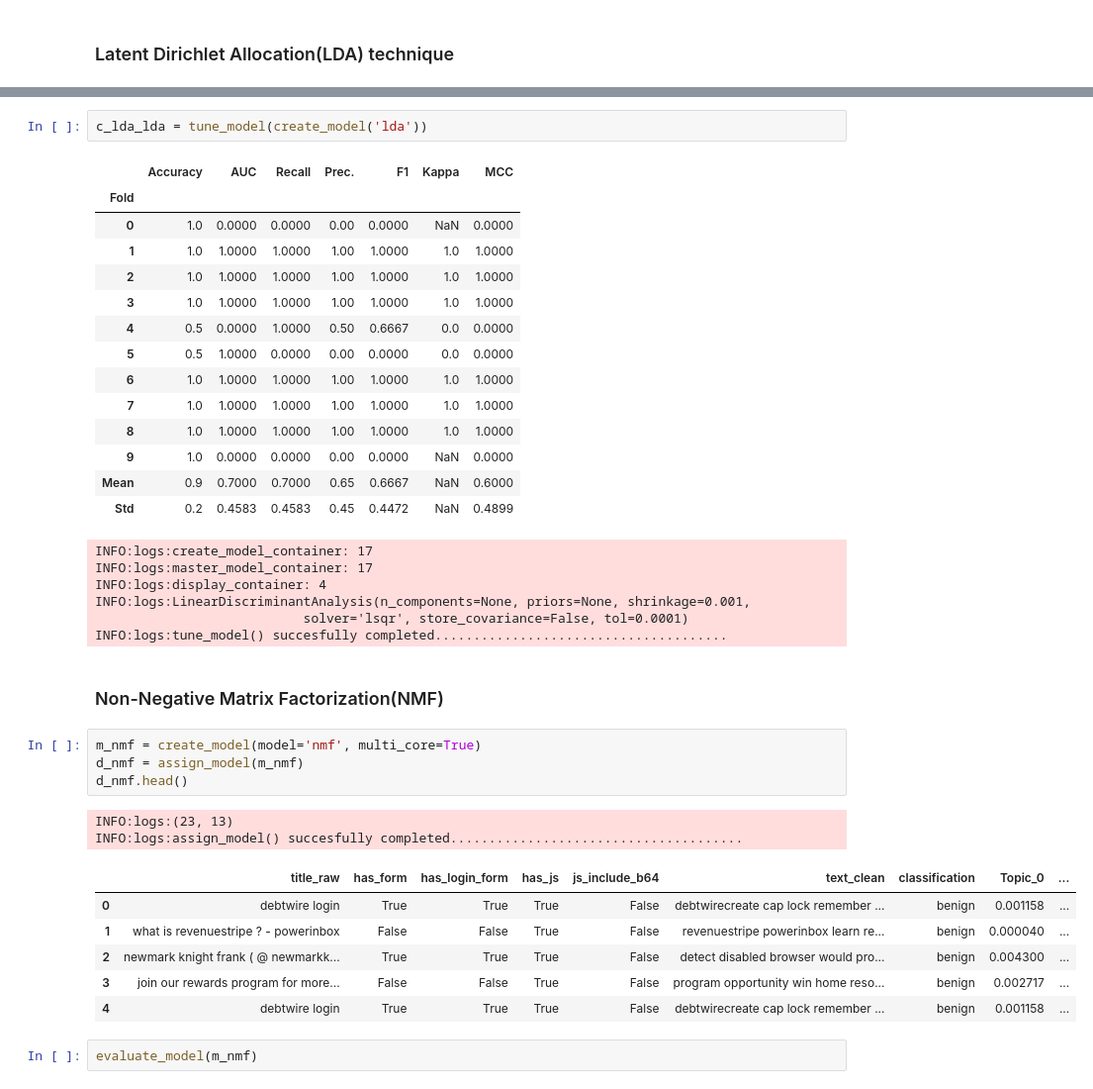
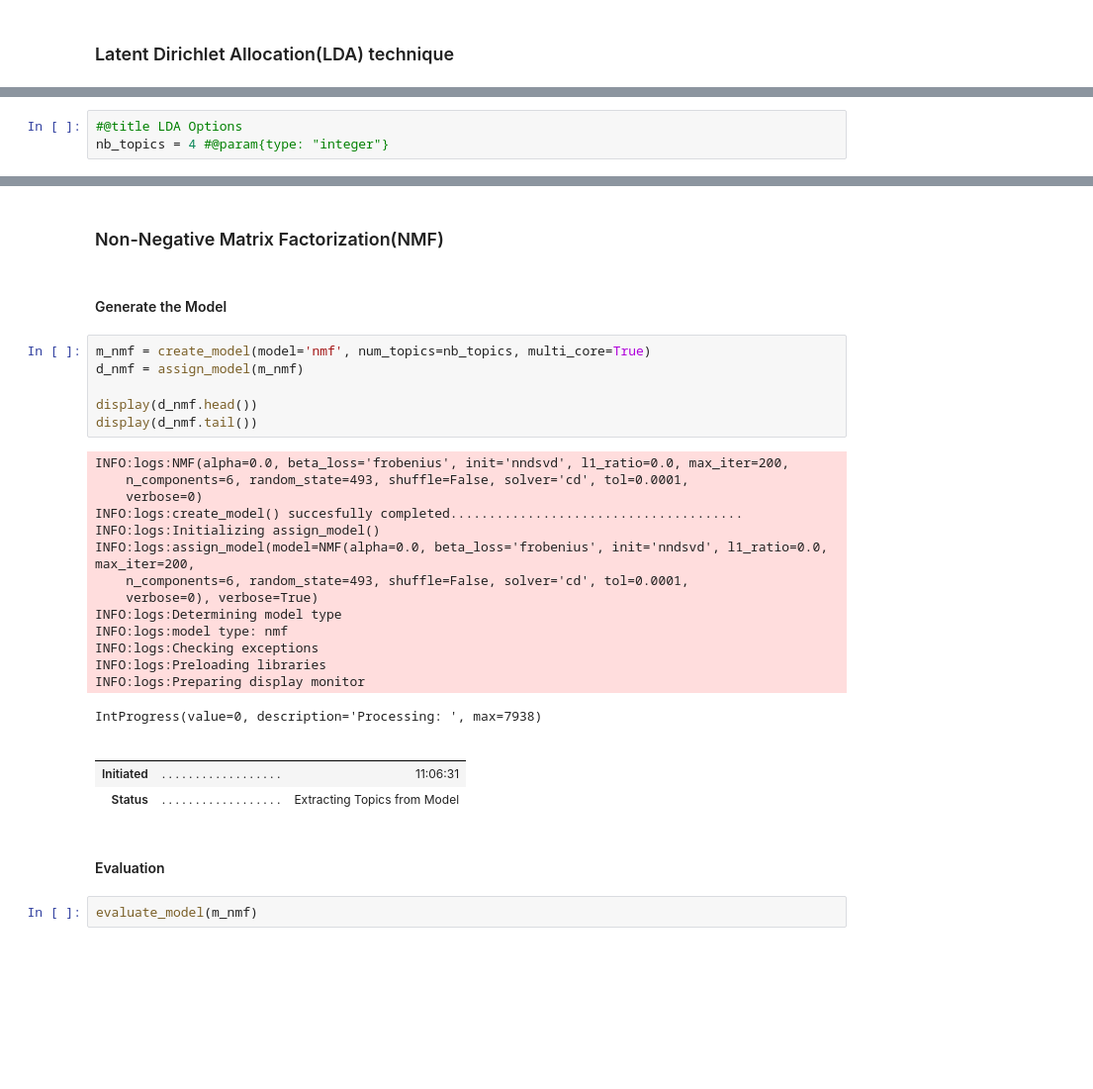
Before and after one commit to DeepCodeSec/ml1000-p3, a Jupyter notebook: notebooks/p3.ipynb, the cells around one changed output, grey strips where cells are left out. Shown at 99% size. Saved outputs shown, nothing was run; the diff lists cells and outputs as text; blank space fills up the shorter version.

```diff
--- a/notebooks/p3.ipynb
+++ b/notebooks/p3.ipynb
@@ -83,2 +232,5 @@ INFO:logs:setup() succesfully completed......................................
+# %%
+#@title LDA Options
+nb_topics = 4 #@param{type: "integer"}
 # %%
 # Generate the LDA model
@@ -195,41 +316,34 @@ LinearDiscriminantAnalysis(n_components=None, priors=None, shrinkage=None,
-# %%
-c_lda_lda = tune_model(create_model('lda'))
-# %% [output]
-|  | Accuracy | AUC | Recall | Prec. | F1 | Kappa | MCC |
-| Fold |  |  |  |  |  |  |  |
-| 0 | 1.0 | 0.0000 | 0.0000 | 0.00 | 0.0000 | NaN | 0.0000 |
-| 1 | 1.0 | 1.0000 | 1.0000 | 1.00 | 1.0000 | 1.0 | 1.0000 |
-| 2 | 1.0 | 1.0000 | 1.0000 | 1.00 | 1.0000 | 1.0 | 1.0000 |
-| 3 | 1.0 | 1.0000 | 1.0000 | 1.00 | 1.0000 | 1.0 | 1.0000 |
-| 4 | 0.5 | 0.0000 | 1.0000 | 0.50 | 0.6667 | 0.0 | 0.0000 |
-| 5 | 0.5 | 1.0000 | 0.0000 | 0.00 | 0.0000 | 0.0 | 0.0000 |
-| 6 | 1.0 | 1.0000 | 1.0000 | 1.00 | 1.0000 | 1.0 | 1.0000 |
-| 7 | 1.0 | 1.0000 | 1.0000 | 1.00 | 1.0000 | 1.0 | 1.0000 |
-| 8 | 1.0 | 1.0000 | 1.0000 | 1.00 | 1.0000 | 1.0 | 1.0000 |
-| 9 | 1.0 | 0.0000 | 0.0000 | 0.00 | 0.0000 | NaN | 0.0000 |
-| Mean | 0.9 | 0.7000 | 0.7000 | 0.65 | 0.6667 | NaN | 0.6000 |
-| Std | 0.2 | 0.4583 | 0.4583 | 0.45 | 0.4472 | NaN | 0.4899 |
-INFO:logs:create_model_container: 17
-INFO:logs:master_model_container: 17
-INFO:logs:display_container: 4
-INFO:logs:LinearDiscriminantAnalysis(n_components=None, priors=None, shrinkage=0.001,
-                           solver='lsqr', store_covariance=False, tol=0.0001)
-INFO:logs:tune_model() succesfully completed......................................
 # %% [markdown]
 ### Non-Negative Matrix Factorization(NMF)
+# %% [markdown]
+#### Generate the Model
 # %%
-m_nmf = create_model(model='nmf', multi_core=True)
+m_nmf = create_model(model='nmf', num_topics=nb_topics, multi_core=True)
 d_nmf = assign_model(m_nmf)
-d_nmf.head()
+
+display(d_nmf.head())
+display(d_nmf.tail())
 # %% [output]
-INFO:logs:(23, 13)
-INFO:logs:assign_model() succesfully completed......................................
+INFO:logs:NMF(alpha=0.0, beta_loss='frobenius', init='nndsvd', l1_ratio=0.0, max_iter=200,
+    n_components=6, random_state=493, shuffle=False, solver='cd', tol=0.0001,
+    verbose=0)
+INFO:logs:create_model() succesfully completed......................................
+INFO:logs:Initializing assign_model()
+INFO:logs:assign_model(model=NMF(alpha=0.0, beta_loss='frobenius', init='nndsvd', l1_ratio=0.0, max_iter=200,
+    n_components=6, random_state=493, shuffle=False, solver='cd', tol=0.0001,
+    verbose=0), verbose=True)
+INFO:logs:Determining model type
+INFO:logs:model type: nmf
+INFO:logs:Checking exceptions
+INFO:logs:Preloading libraries
+INFO:logs:Preparing display monitor
+IntProgress(value=0, description='Processing: ', max=7938)
-|  | title_raw | has_form | has_login_form | has_js | js_include_b64 | text_clean | classification | Topic_0 | ... |
-| 0 | debtwire login | True | True | True | False | debtwirecreate cap lock remember ... | benign | 0.001158 | ... |
-| 1 | what is revenuestripe ? - powerinbox | False | False | True | False | revenuestripe powerinbox learn re... | benign | 0.000040 | ... |
-| 2 | newmark knight frank ( @ newmarkk... | True | True | True | False | detect disabled browser would pro... | benign | 0.004300 | ... |
-| 3 | join our rewards program for more... | False | False | True | False | program opportunity win home reso... | benign | 0.002717 | ... |
-| 4 | debtwire login | True | True | True | False | debtwirecreate cap lock remember ... | benign | 0.001158 | ... |
+|  |  |  |
+|  |  |  |
+| Initiated | . . . . . . . . . . . . . . . . . . | 11:06:31 |
+| Status | . . . . . . . . . . . . . . . . . . | Extracting Topics from Model |
+# %% [markdown]
+#### Evaluation
 # %%
 evaluate_model(m_nmf)
 # %%
```
Also changed, not shown: parts of 58 cells of this notebook.
